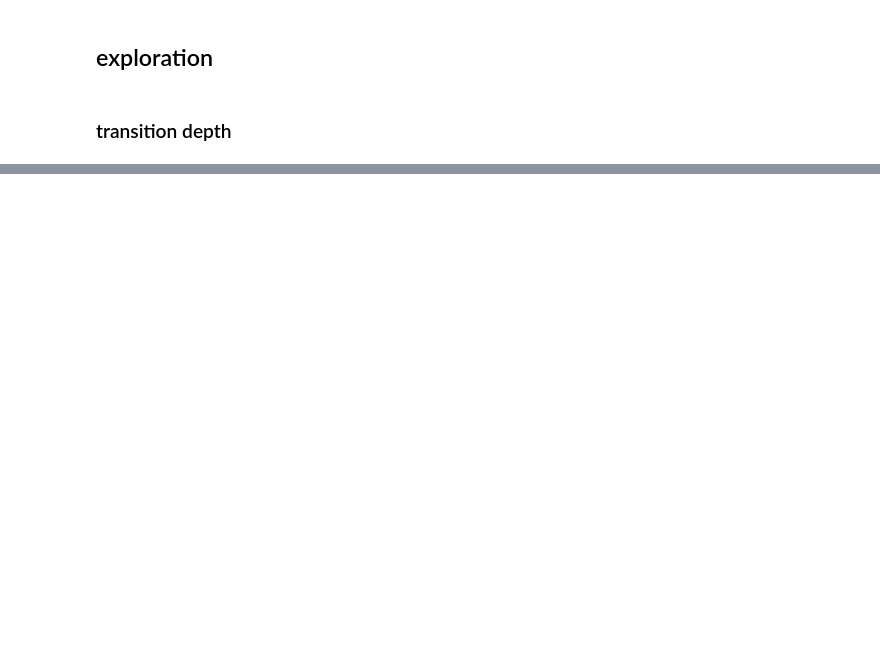
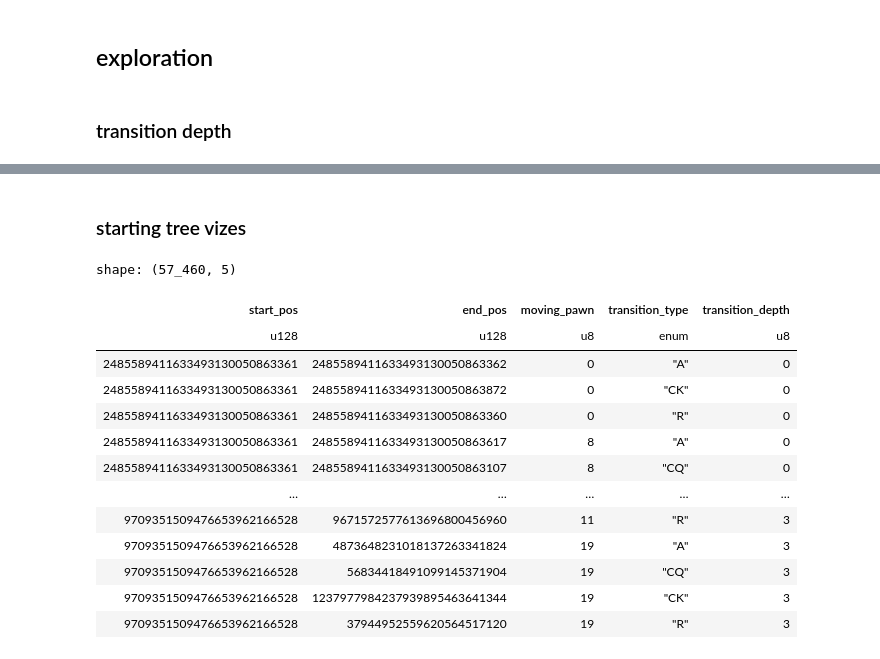
Before and after one commit to movpasd/pawncounter, a Jupyter notebook: Main.ipynb, the cells around one changed output, grey strips where cells are left out. Cells and saved outputs as stored; diff of their text form; code cells hidden in the pictures; blank space fills up the shorter version.

```diff
--- a/Main.ipynb
+++ b/Main.ipynb
@@ -327,3 +355,22 @@ multiple_positions_chart(
 )
 # %% [output]
 [interactive output not drawn]
+# %% [markdown]
+### starting tree vizes
+# %%
+transitions.filter(pl.col("transition_depth") <= 3)
+# %% [output]
+shape: (57_460, 5)
+| start_pos | end_pos | moving_pawn | transition_type | transition_depth |
+| u128 | u128 | u8 | enum | u8 |
+| 2485589411633493130050863361 | 2485589411633493130050863362 | 0 | "A" | 0 |
+| 2485589411633493130050863361 | 2485589411633493130050863872 | 0 | "CK" | 0 |
+| 2485589411633493130050863361 | 2485589411633493130050863360 | 0 | "R" | 0 |
+| 2485589411633493130050863361 | 2485589411633493130050863617 | 8 | "A" | 0 |
+| 2485589411633493130050863361 | 2485589411633493130050863107 | 8 | "CQ" | 0 |
+| … | … | … | … | … |
+| 9709351509476653962166528 | 9671572577613696800456960 | 11 | "R" | 3 |
+| 9709351509476653962166528 | 4873648231018137263341824 | 19 | "A" | 3 |
+| 9709351509476653962166528 | 56834418491099145371904 | 19 | "CQ" | 3 |
+| 9709351509476653962166528 | 1237977984237939895463641344 | 19 | "CK" | 3 |
+| 9709351509476653962166528 | 37944952559620564517120 | 19 | "R" | 3 |
```
Also changed, not shown: parts of 1 cell of this notebook.
